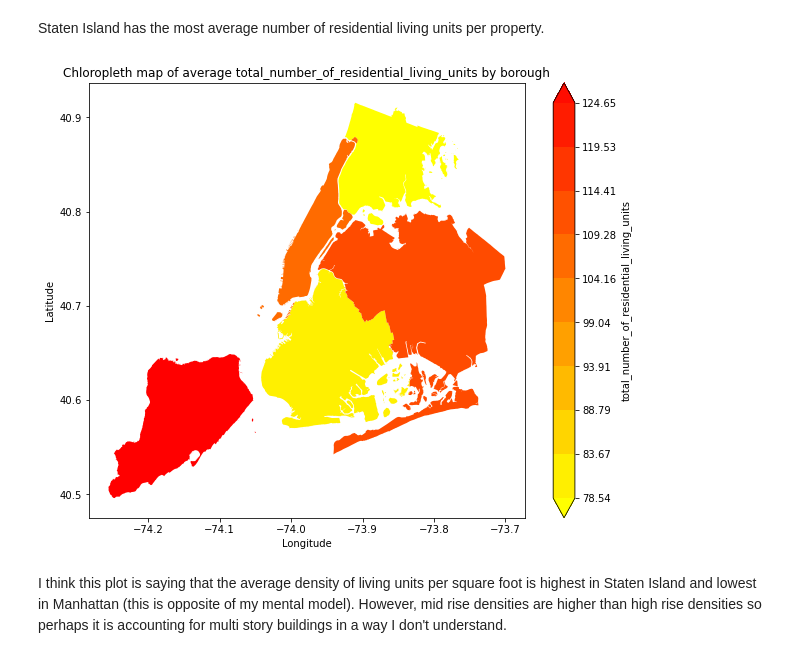
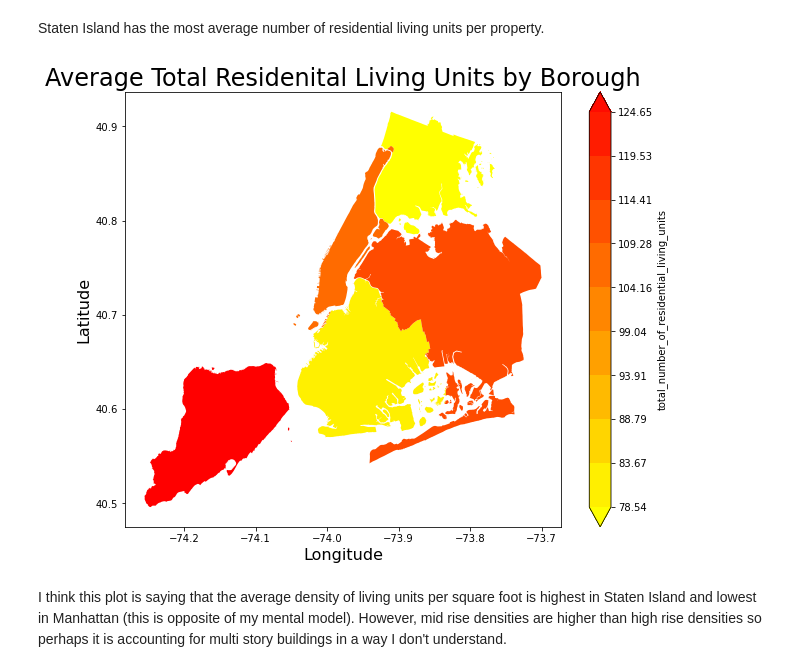
Before and after one commit to stevenlw-porpoise/NYC-Building-Energy-Efficiency, a Jupyter notebook: housing_notebook.ipynb, the cells around one changed output. Cells and saved outputs as stored; diff of their text form; code cells hidden in the pictures.

```diff
--- a/housing_notebook.ipynb
+++ b/housing_notebook.ipynb
@@ -865,7 +865,7 @@ council_district_means.set_geometry(council_district_means.geometry.centroid, in
 # %% [output]
   council_district_means.set_geometry(council_district_means.geometry.centroid, inplace = True)
 # %%
-def make_choropleth(geo_df, column, figsize = (10, 8), **kwargs):
+def make_choropleth(geo_df, column, figsize = (10, 8), dir_img = 'images/boro_means/', column_title = None, **kwargs):
     # kwargs = kwargs_.copy()
     # default params
     kwargs.setdefault('cmap', 'autumn_r')
@@ -882,8 +882,14 @@ def make_choropleth(geo_df, column, figsize = (10, 8), **kwargs):
         'boundaries',
         np.linspace(geo_df[column].quantile(0.05), geo_df[column].quantile(0.95), 10))
     kwargs['legend_kwds'].setdefault('extend', 'both')
+    # kwargs['legend_kwds'].setdefault('fontsize', 'large')
 
     geo_df.plot(**kwargs)
-    plt.xlabel('Longitude')
-    plt.ylabel('Latitude')
-    plt.title(f"Chloropleth map of average {column} by {geo_df.index.name}")
+    plt.xlabel('Longitude', fontsize = 16)
+    plt.ylabel('Latitude', fontsize = 16)
+
+    if column_title is None:
+        column_title = column
+    plt.title(f"Average {column_title} by {geo_df.index.name.capitalize()}", fontsize = 24)
+
+    plt.savefig(dir_img + f'{column}.png')
@@ -938,9 +952,10 @@ make_choropleth(boro_means, 'number_of_residential_living_units_in_a_high_rise_b
 # %% [markdown]
 Staten Island has the most average number of residential living units per property.
 # %%
-make_choropleth(boro_means, 'total_number_of_residential_living_units')
+make_choropleth(boro_means, 'total_number_of_residential_living_units',
+    column_title = "Total Residenital Living Units")
 # %% [output]
-[figure, old version]
+[figure, new version]
 # %% [markdown]
 I think this plot is saying that the average density of living units per square foot is highest in Staten Island and lowest in Manhattan (this is opposite of my mental model).
 However, mid rise densities are higher than high rise densities so perhaps it is accounting for multi story buildings in a way I don't understand.
```
Also changed, not shown: parts of 28 cells of this notebook, 19 other files.
